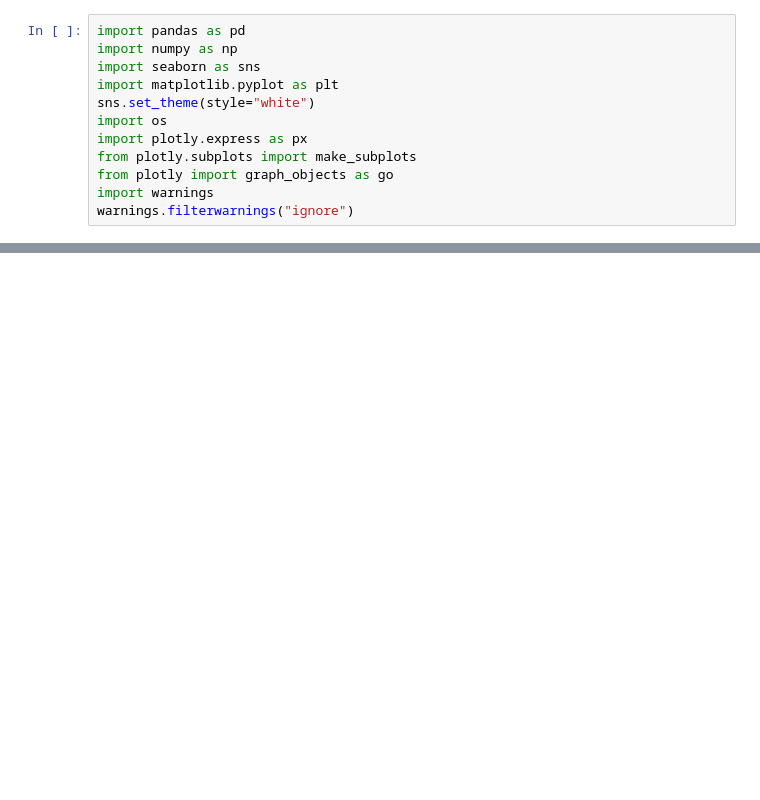
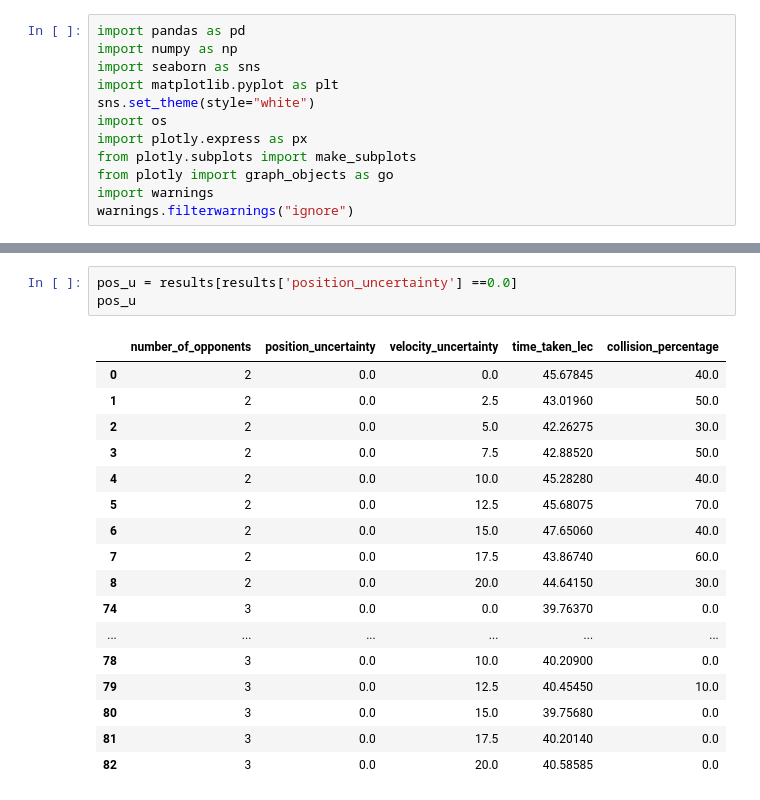
Before and after one commit to pmusau17/Platooning-F1Tenth, a Jupyter notebook: src/rtreach/logs/dynamic_obstacle_uncertainty/DynamicObstacleExperiments.ipynb, the cells around one changed output, grey strips where cells are left out. Cells and saved outputs as stored; diff of their text form; blank space fills up the shorter version.

```diff
--- a/src/rtreach/logs/dynamic_obstacle_uncertainty/DynamicObstacleExperiments.ipynb
+++ b/src/rtreach/logs/dynamic_obstacle_uncertainty/DynamicObstacleExperiments.ipynb
@@ -144,3 +143,24 @@ fig = px.scatter_3d(results, x="position_uncertainty", y="velocity_uncertainty",
 fig.show()
 # %% [output]
 [interactive output not drawn]
+# %%
+pos_u = results[results['position_uncertainty'] ==0.0]
+pos_u
+# %% [output]
+|  | number_of_opponents | position_uncertainty | velocity_uncertainty | time_taken_lec | collision_percentage |
+| 0 | 2 | 0.0 | 0.0 | 45.67845 | 40.0 |
+| 1 | 2 | 0.0 | 2.5 | 43.01960 | 50.0 |
+| 2 | 2 | 0.0 | 5.0 | 42.26275 | 30.0 |
+| 3 | 2 | 0.0 | 7.5 | 42.88520 | 50.0 |
+| 4 | 2 | 0.0 | 10.0 | 45.28280 | 40.0 |
+| 5 | 2 | 0.0 | 12.5 | 45.68075 | 70.0 |
+| 6 | 2 | 0.0 | 15.0 | 47.65060 | 40.0 |
+| 7 | 2 | 0.0 | 17.5 | 43.86740 | 60.0 |
+| 8 | 2 | 0.0 | 20.0 | 44.64150 | 30.0 |
+| 74 | 3 | 0.0 | 0.0 | 39.76370 | 0.0 |
+| ... | ... | ... | ... | ... | ... |
+| 78 | 3 | 0.0 | 10.0 | 40.20900 | 0.0 |
+| 79 | 3 | 0.0 | 12.5 | 40.45450 | 10.0 |
+| 80 | 3 | 0.0 | 15.0 | 39.75680 | 0.0 |
+| 81 | 3 | 0.0 | 17.5 | 40.20140 | 0.0 |
+| 82 | 3 | 0.0 | 20.0 | 40.58585 | 0.0 |
```
Also changed, not shown: parts of 4 cells of this notebook, 52 other files.
